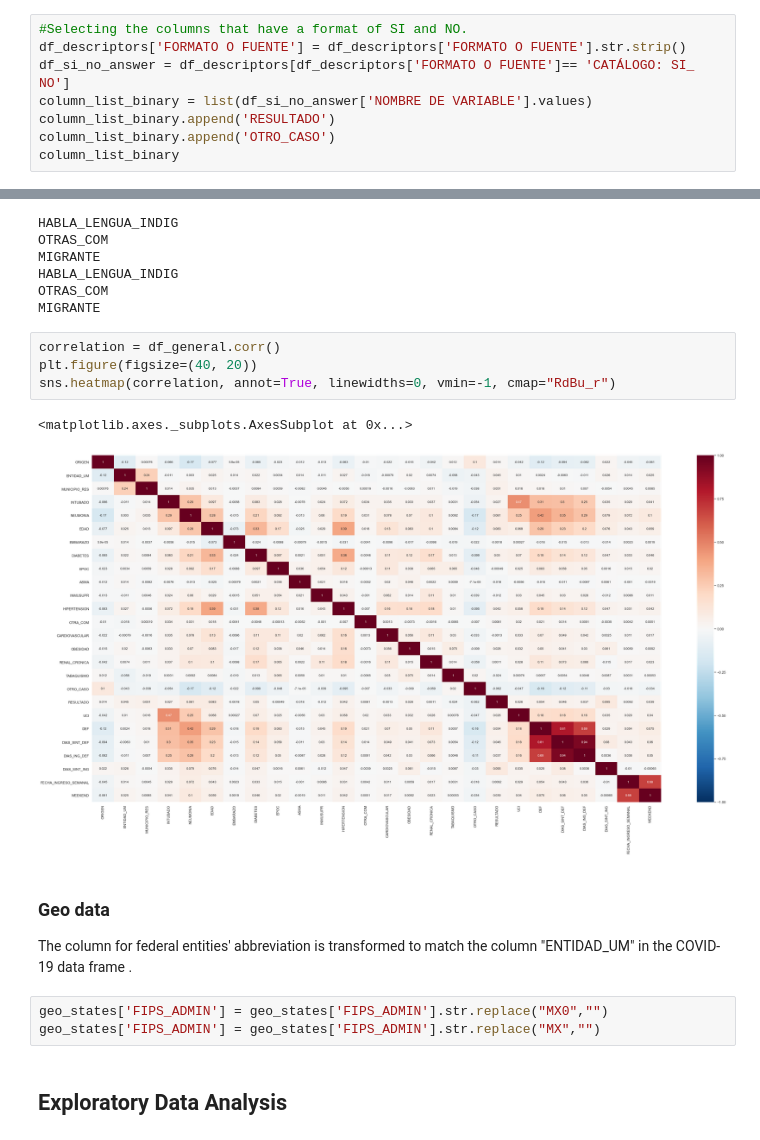
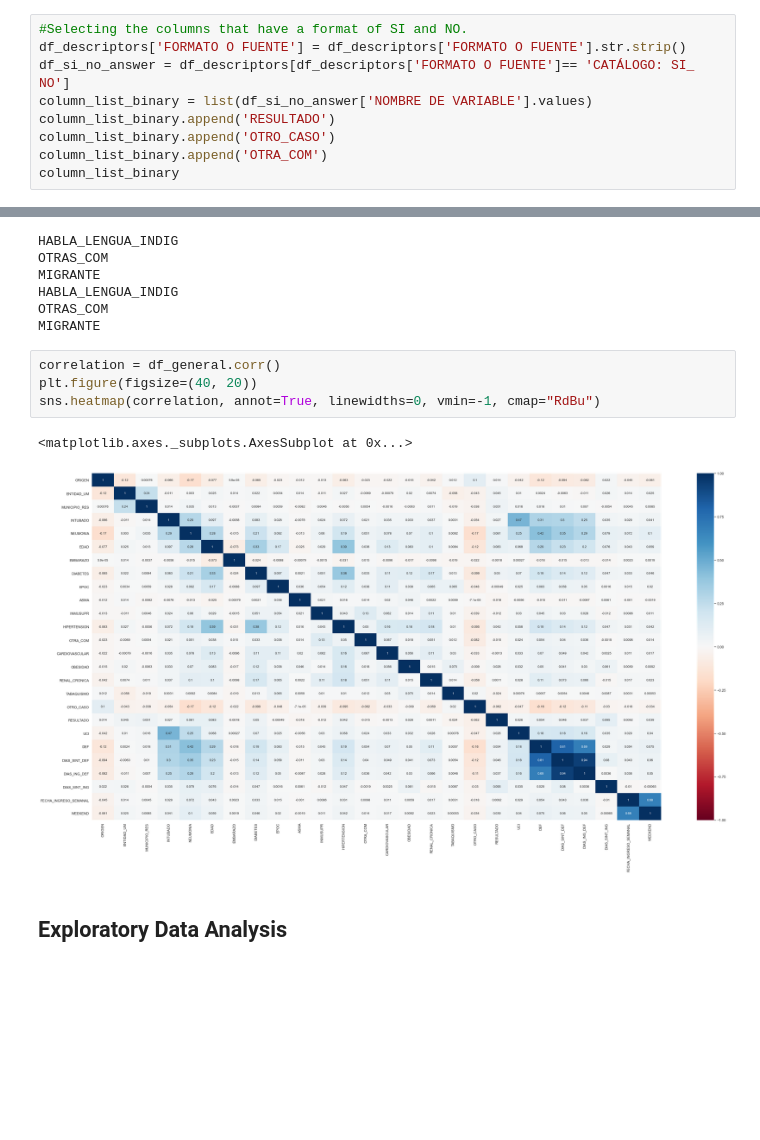
Before and after one commit to epg3/COVID_19_MX, a Jupyter notebook: EDA.ipynb, the cells around one changed output, grey strips where cells are left out. Saved outputs shown, nothing was run; the diff lists cells and outputs as text; blank space fills up the shorter version.

```diff
--- a/EDA.ipynb
+++ b/EDA.ipynb
@@ -332,6 +326,7 @@ df_si_no_answer = df_descriptors[df_descriptors['FORMATO O FUENTE']== 'CATÁLOGO
 column_list_binary = list(df_si_no_answer['NOMBRE DE VARIABLE'].values)
 column_list_binary.append('RESULTADO')
 column_list_binary.append('OTRO_CASO')
+column_list_binary.append('OTRA_COM')
 column_list_binary
 # %% [output]
 ['INTUBADO',
@@ -367,16 +363,10 @@ MIGRANTE
 # %%
 correlation = df_general.corr()
 plt.figure(figsize=(40, 20))
-sns.heatmap(correlation, annot=True, linewidths=0, vmin=-1, cmap="RdBu_r")
+sns.heatmap(correlation, annot=True, linewidths=0, vmin=-1, cmap="RdBu")
 # %% [output]
 <matplotlib.axes._subplots.AxesSubplot at 0x...>
-[figure, old version]
+[figure, new version]
-# %% [markdown]
-### Geo data
-The column for federal entities' abbreviation is transformed to match the column "ENTIDAD_UM" in the COVID-19 data frame .
-# %%
-geo_states['FIPS_ADMIN'] = geo_states['FIPS_ADMIN'].str.replace("MX0","")
-geo_states['FIPS_ADMIN'] = geo_states['FIPS_ADMIN'].str.replace("MX","")
 # %% [markdown]
 ## Exploratory Data Analysis
 # %% [markdown]
```
Also changed, not shown: parts of 16 cells of this notebook, 1 other file.
